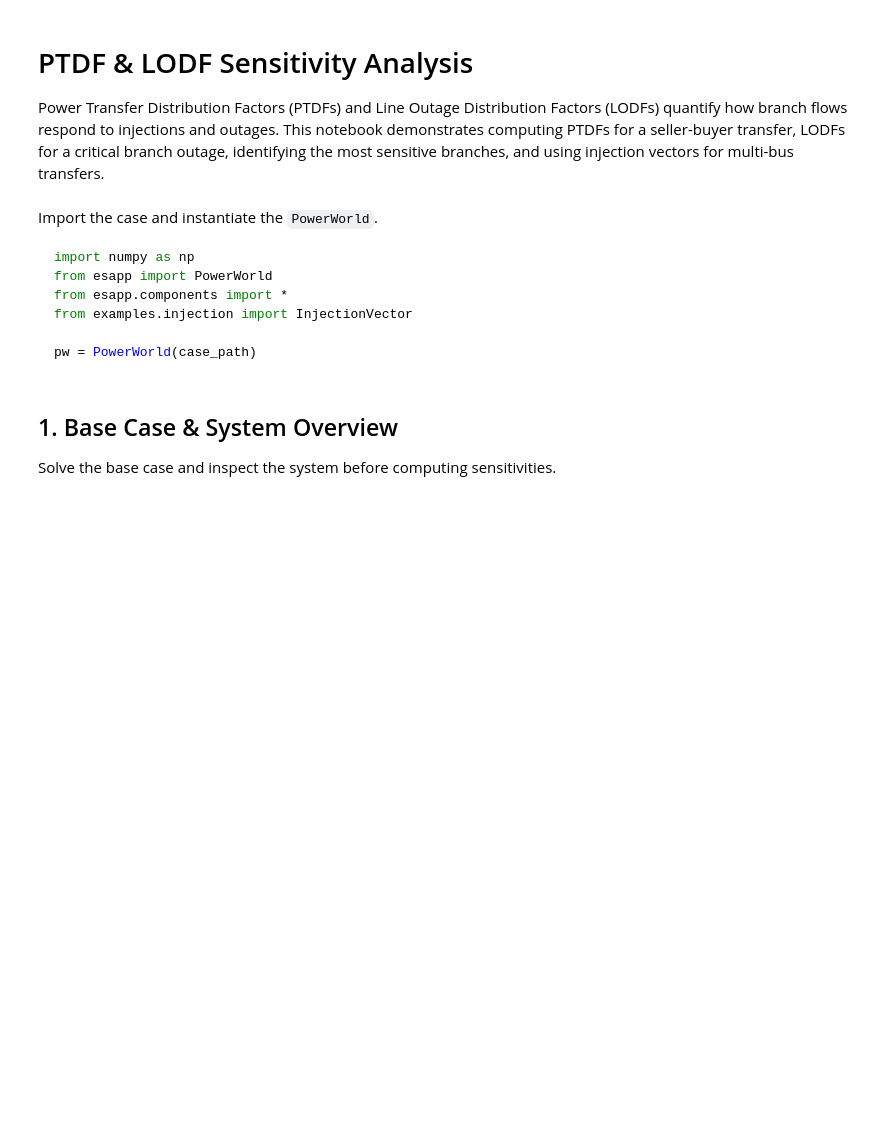
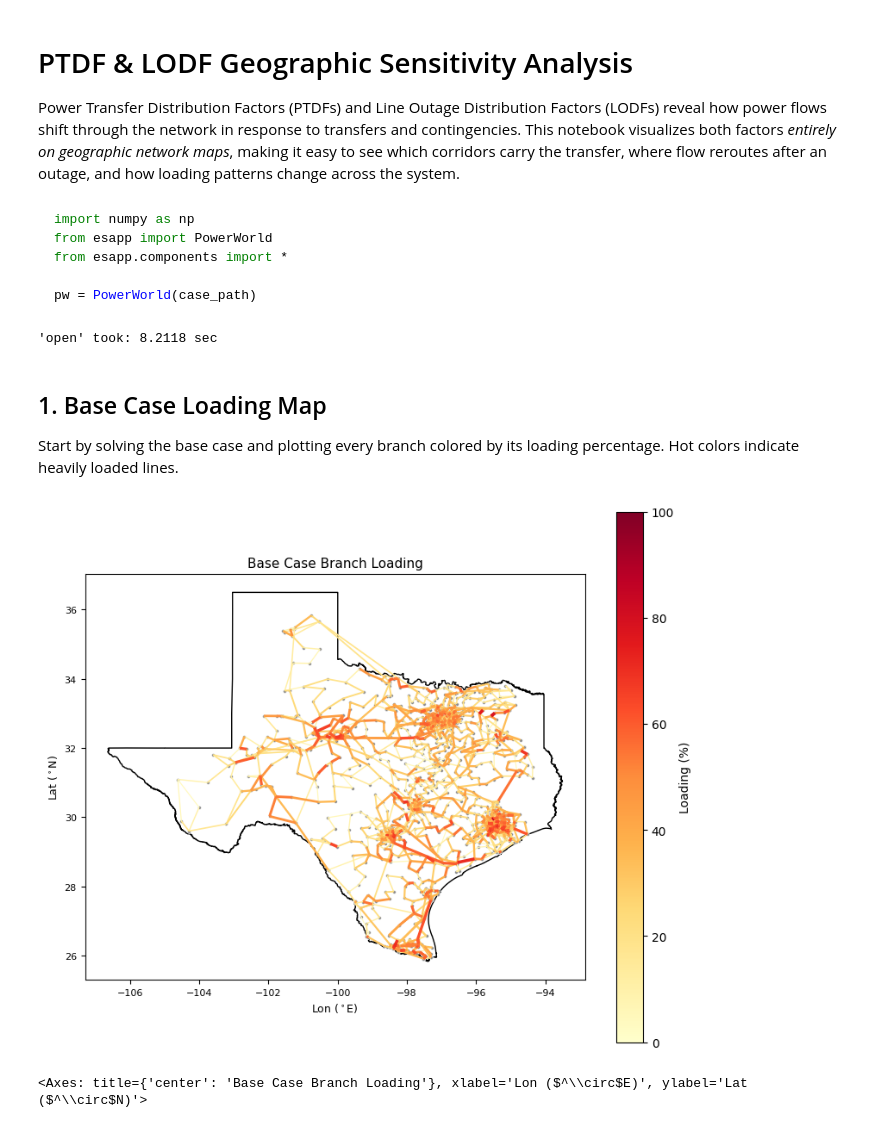
Before and after one commit to lukelowry/ESApp, a Jupyter notebook: examples/steady_state/05_ptdf_lodf_analysis.ipynb, the cells around one changed output. Cells and saved outputs as stored; diff of their text form; code cells hidden in the pictures; blank space fills up the shorter version.

````diff
--- a/examples/steady_state/05_ptdf_lodf_analysis.ipynb
+++ b/examples/steady_state/05_ptdf_lodf_analysis.ipynb
@@ -1,19 +1,17 @@
 # %% [markdown]
-# PTDF & LODF Sensitivity Analysis
+# PTDF & LODF Geographic Sensitivity Analysis
 
 Power Transfer Distribution Factors (PTDFs) and Line Outage Distribution
-Factors (LODFs) quantify how branch flows respond to injections and
-outages. This notebook demonstrates computing PTDFs for a seller-buyer
-transfer, LODFs for a critical branch outage, identifying the most
-sensitive branches, and using injection vectors for multi-bus transfers.
+Factors (LODFs) reveal how power flows shift through the network in
+response to transfers and contingencies. This notebook visualizes both
+factors *entirely on geographic network maps*, making it easy to see
+which corridors carry the transfer, where flow reroutes after an outage,
+and how loading patterns change across the system.
 # %% [markdown]
-Import the case and instantiate the `PowerWorld`.
-
 ```python
 import numpy as np
 from esapp import PowerWorld
 from esapp.components import *
-from examples.injection import InjectionVector
 
 pw = PowerWorld(case_path)
 ```
@@ -21,24 +19,42 @@ pw = PowerWorld(case_path)
 import numpy as np
 from esapp import PowerWorld
 from esapp.components import *
-from examples.injection import InjectionVector
 import ast
 
-with open('../data/case.txt', 'r') as f:
+with open('../data/case_B.txt', 'r') as f:
     case_path = ast.literal_eval(f.read().strip())
 
 pw = PowerWorld(case_path)
+# %% [output]
+'open' took: 8.2118 sec
 # %%
 import sys; sys.path.insert(0, '..')
-from plot_helpers import plot_ptdf, plot_lodf, plot_branch_loading
+from plot_helpers import (
+    plot_sensitivity_map, plot_sensitivity_dual, plot_sensitivity_triple,
+    plot_flow_map, plot_bus_markers,
+)
+
+SHAPE = 'Texas'
 # %% [markdown]
-## 1. Base Case & System Overview
+## 1. Base Case Loading Map
 
-Solve the base case and inspect the system before computing sensitivities.
+Start by solving the base case and plotting every branch colored by
+its loading percentage. Hot colors indicate heavily loaded lines.
 # %%
 pw.pflow()
-s = pw.summary()
-print(f"Buses: {s['n_bus']}  Branches: {s['n_branch']}  Generators: {s['n_gen']}")
-print(f"Total gen: {s['total_gen_mw']:.1f} MW   Total load: {s['total_load_mw']:.1f} MW")
-print(f"Voltage range: {s['v_min']:.4f} - {s['v_max']:.4f} pu")
+
+geo_fields = ['BusNum', 'BusNum:1', 'LineCircuit',
+              'Longitude', 'Longitude:1', 'Latitude', 'Latitude:1']
+lines_geo = pw[Branch, geo_fields]
+flows = pw.flows()
+
+plot_flow_map(
+    lines_geo, flows['LinePercent'].values,
+    shape=SHAPE,
+    title='Base Case Branch Loading',
+    figsize=(8,8)
+)
+# %% [output]
+[figure, added]
+<Axes: title={'center': 'Base Case Branch Loading'}, xlabel='Lon ($^\\circ$E)', ylabel='Lat ($^\\circ$N)'>
 # %% [markdown]
````
Also changed, not shown: parts of 16 cells of this notebook, 4 other files.
